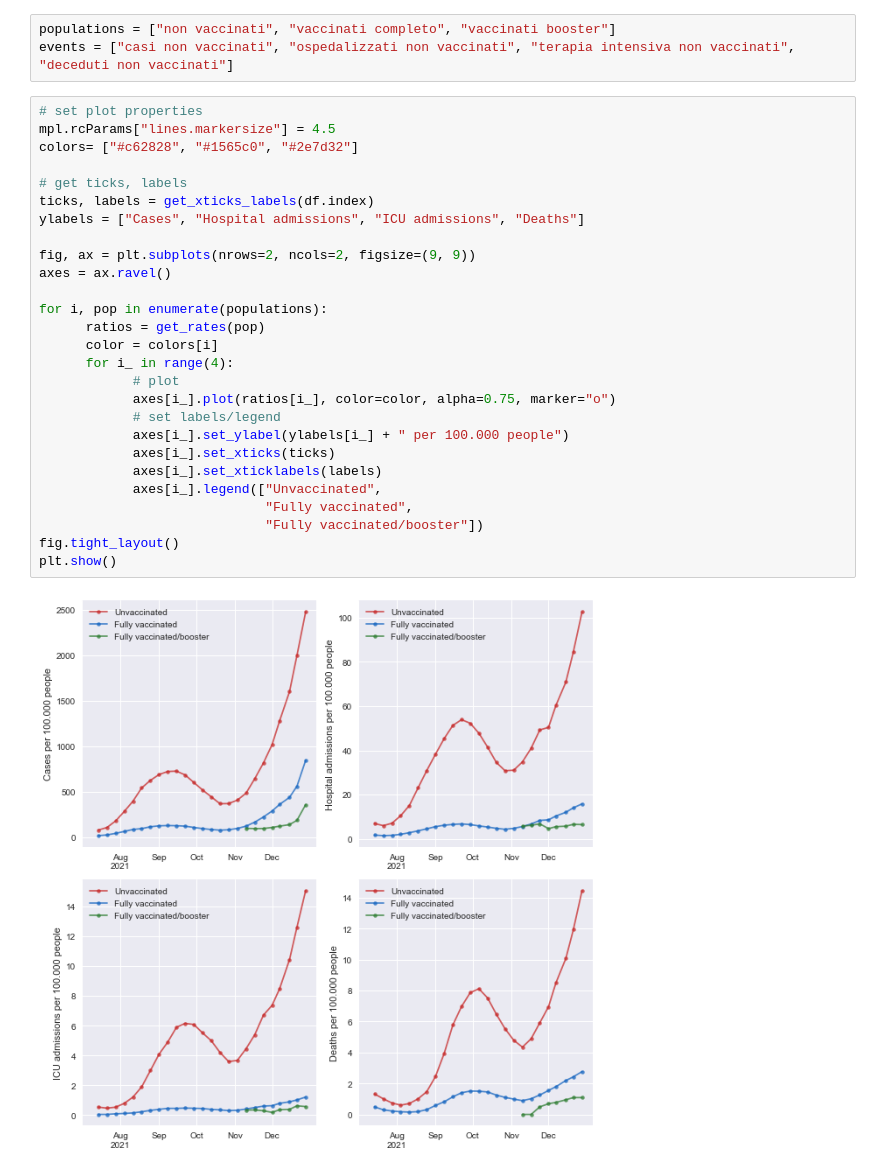
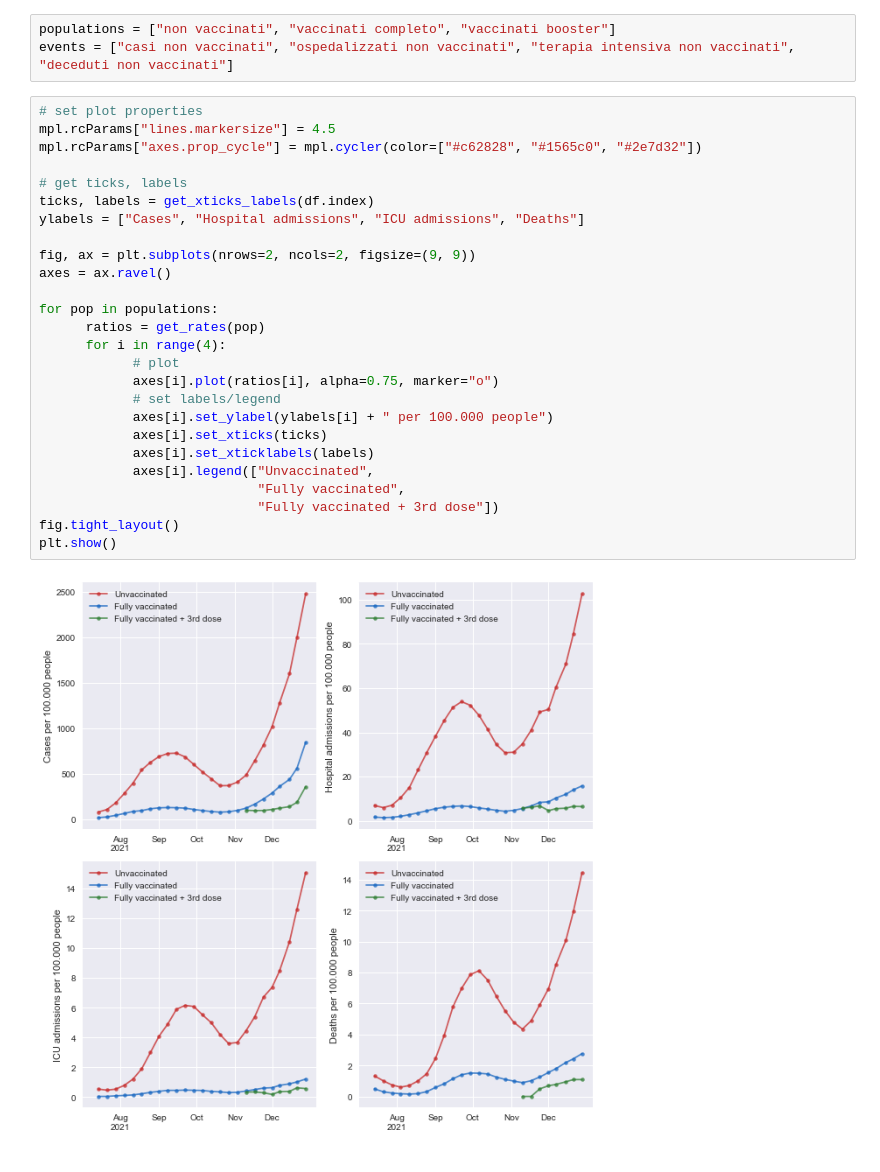
Before and after one commit to enricocid/python-scientific-exercises, a Jupyter notebook: cov_it_2.ipynb, the cells around one changed output. Drawn from its saved outputs; the diff is of its cells as text.

```diff
--- a/cov_it_2.ipynb
+++ b/cov_it_2.ipynb
@@ -57,29 +57,28 @@ events = ["casi non vaccinati", "ospedalizzati non vaccinati", "terapia intensiv
 # %%
 # set plot properties
 mpl.rcParams["lines.markersize"] = 4.5
-colors= ["#c62828", "#1565c0", "#2e7d32"]
+mpl.rcParams["axes.prop_cycle"] = mpl.cycler(color=["#c62828", "#1565c0", "#2e7d32"])
 
 # get ticks, labels
 ticks, labels = get_xticks_labels(df.index)
 ylabels = ["Cases", "Hospital admissions", "ICU admissions", "Deaths"]
 
 fig, ax = plt.subplots(nrows=2, ncols=2, figsize=(9, 9))
 axes = ax.ravel()
 
-for i, pop in enumerate(populations):
+for pop in populations:
       ratios = get_rates(pop)
-      color = colors[i]
-      for i_ in range(4):
+      for i in range(4):
             # plot
-            axes[i_].plot(ratios[i_], color=color, alpha=0.75, marker="o")
+            axes[i].plot(ratios[i], alpha=0.75, marker="o")
             # set labels/legend
-            axes[i_].set_ylabel(ylabels[i_] + " per 100.000 people")
-            axes[i_].set_xticks(ticks)
-            axes[i_].set_xticklabels(labels)
-            axes[i_].legend(["Unvaccinated",
-                             "Fully vaccinated",
-                             "Fully vaccinated/booster"])
+            axes[i].set_ylabel(ylabels[i] + " per 100.000 people")
+            axes[i].set_xticks(ticks)
+            axes[i].set_xticklabels(labels)
+            axes[i].legend(["Unvaccinated",
+                            "Fully vaccinated",
+                            "Fully vaccinated + 3rd dose"])
 fig.tight_layout()
 plt.show()
 # %% [output]
-[figure, old version]
+[figure, new version]
```
Also changed, not shown: parts of 1 cell of this notebook.
